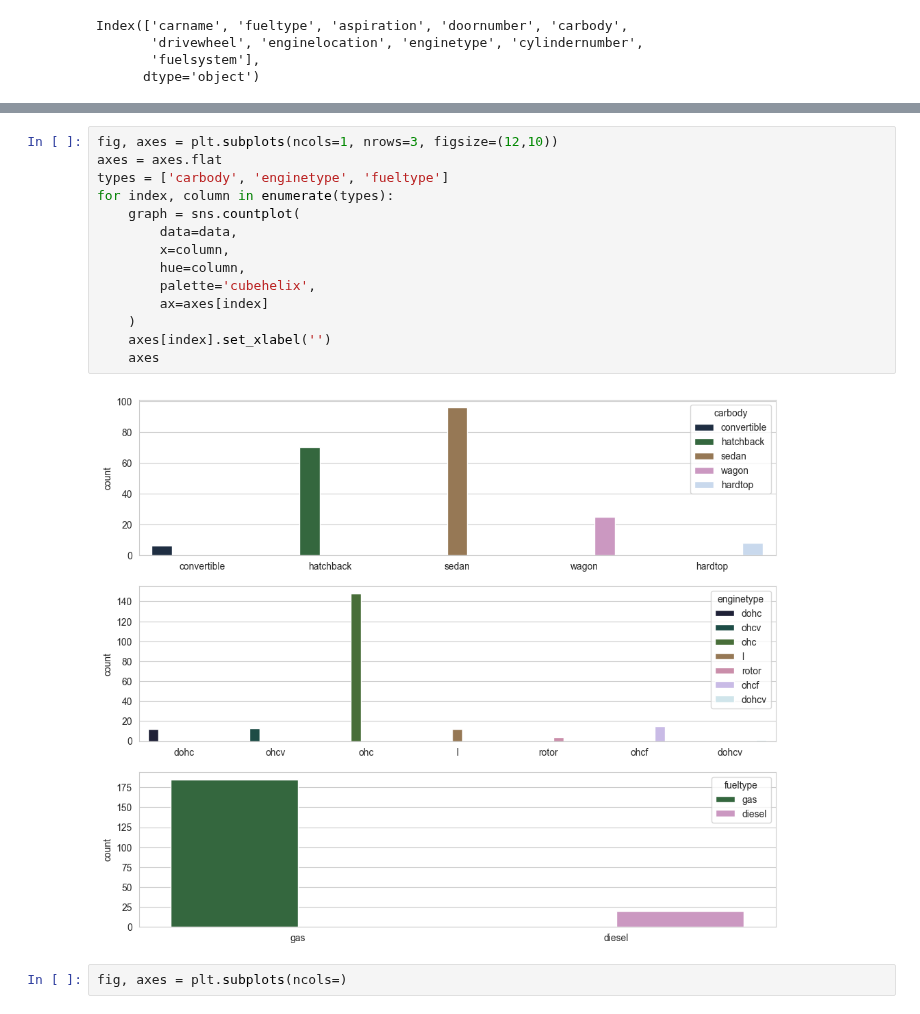
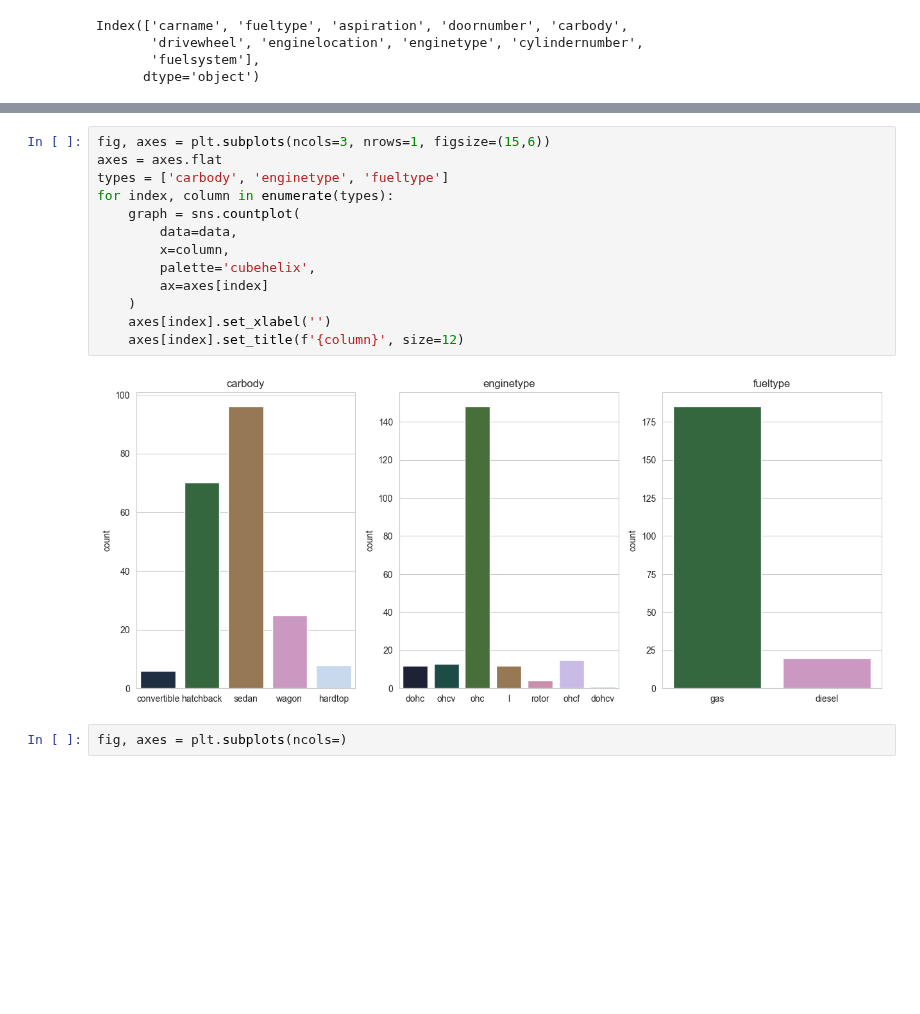
Before and after one commit to SwagAbyss/SwagML, a Jupyter notebook: Projects/Car Price prediction/car_price_prediction.ipynb, the cells around one changed output, grey strips where cells are left out. Cells and saved outputs as stored; diff of their text form; blank space fills up the shorter version.

```diff
--- a/Projects/Car Price prediction/car_price_prediction.ipynb
+++ b/Projects/Car Price prediction/car_price_prediction.ipynb
@@ -202,18 +202,17 @@ Text(0.5, 1.0, 'Which company car ')
 # %%
-fig, axes = plt.subplots(ncols=1, nrows=3, figsize=(12,10))
+fig, axes = plt.subplots(ncols=3, nrows=1, figsize=(15,6))
 axes = axes.flat
 types = ['carbody', 'enginetype', 'fueltype']
 for index, column in enumerate(types):
     graph = sns.countplot(
         data=data,
         x=column,
-        hue=column,
         palette='cubehelix',
         ax=axes[index]
     )
     axes[index].set_xlabel('')
-    axes
+    axes[index].set_title(f'{column}', size=12)
 # %% [output]
-[figure, old version]
+[figure, new version]
 # %%
 fig, axes = plt.subplots(ncols=)
```
Also changed, not shown: parts of 1 cell of this notebook.
